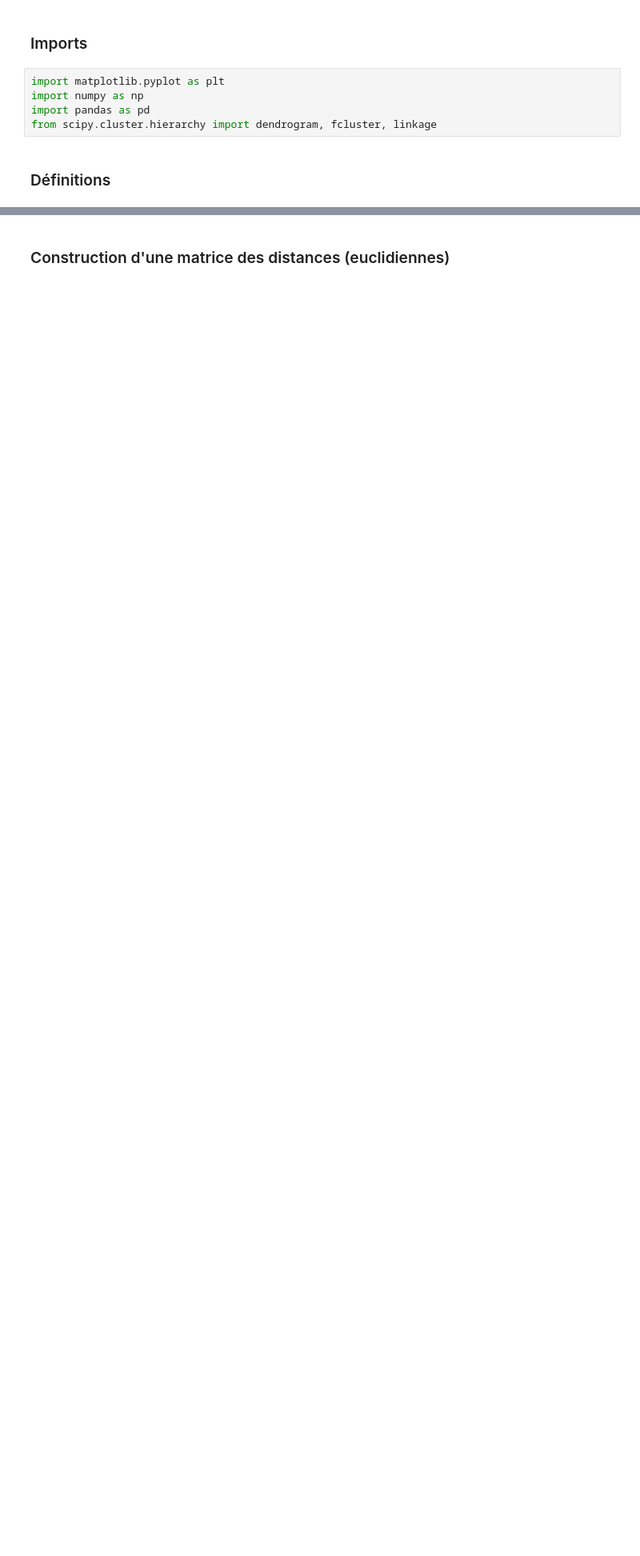
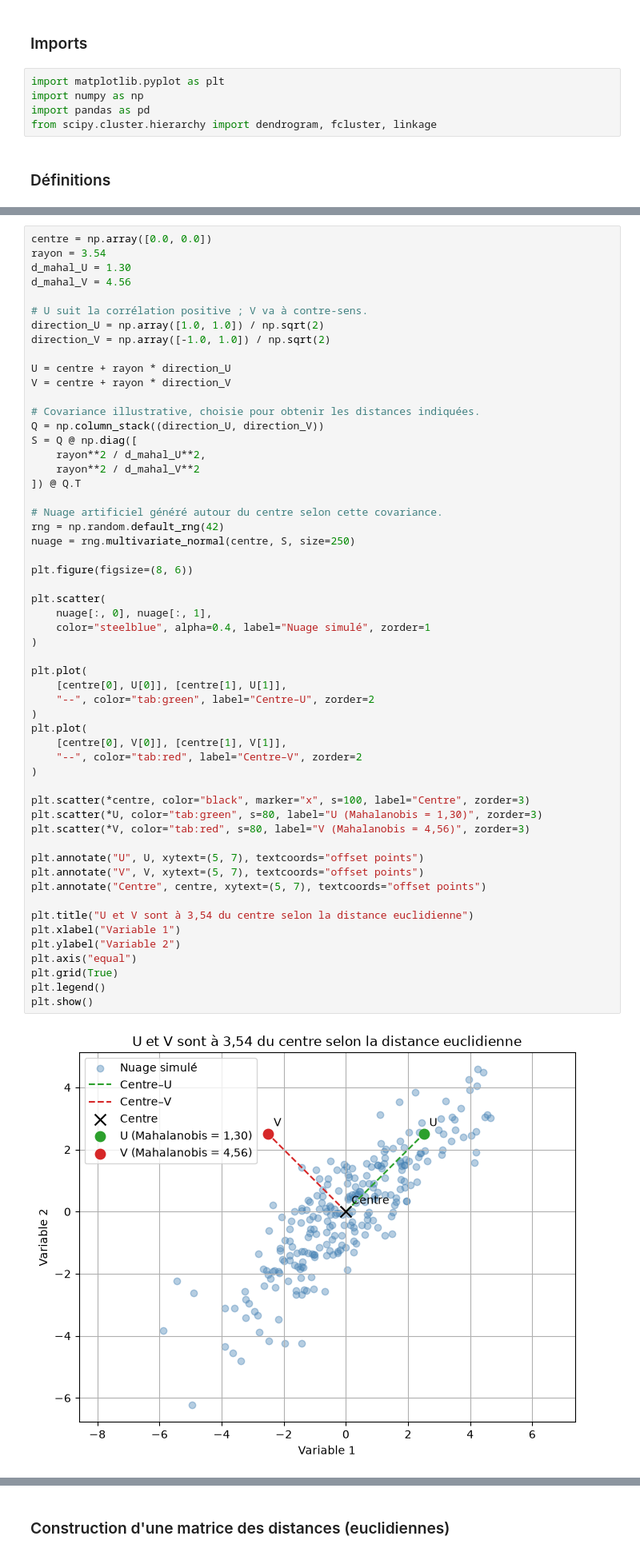
Before and after one commit to Esteranodin/G404-Data_AMD, a Jupyter notebook: CAH_K-means/CAH.ipynb, the cells around one changed output, grey strips where cells are left out. Shown at 80% size. Saved outputs shown, nothing was run; the diff lists cells and outputs as text; blank space fills up the shorter version.

```diff
--- a/CAH_K-means/CAH.ipynb
+++ b/CAH_K-means/CAH.ipynb
@@ -27,0 +128,57 @@ Cette classification est dite non-supervisée car tout repose sur une mesure de
+# %%
+centre = np.array([0.0, 0.0])
+rayon = 3.54
+d_mahal_U = 1.30
+d_mahal_V = 4.56
+
+# U suit la corrélation positive ; V va à contre-sens.
+direction_U = np.array([1.0, 1.0]) / np.sqrt(2)
+direction_V = np.array([-1.0, 1.0]) / np.sqrt(2)
+
+U = centre + rayon * direction_U
+V = centre + rayon * direction_V
+
+# Covariance illustrative, choisie pour obtenir les distances indiquées.
+Q = np.column_stack((direction_U, direction_V))
+S = Q @ np.diag([
+    rayon**2 / d_mahal_U**2,
+    rayon**2 / d_mahal_V**2
+]) @ Q.T
+
+# Nuage artificiel généré autour du centre selon cette covariance.
+rng = np.random.default_rng(42)
+nuage = rng.multivariate_normal(centre, S, size=250)
+
+plt.figure(figsize=(8, 6))
+
+plt.scatter(
+    nuage[:, 0], nuage[:, 1],
+    color="steelblue", alpha=0.4, label="Nuage simulé", zorder=1
+)
+
+plt.plot(
+    [centre[0], U[0]], [centre[1], U[1]],
+    "--", color="tab:green", label="Centre–U", zorder=2
+)
+plt.plot(
+    [centre[0], V[0]], [centre[1], V[1]],
+    "--", color="tab:red", label="Centre–V", zorder=2
+)
+
+plt.scatter(*centre, color="black", marker="x", s=100, label="Centre", zorder=3)
+plt.scatter(*U, color="tab:green", s=80, label="U (Mahalanobis = 1,30)", zorder=3)
+plt.scatter(*V, color="tab:red", s=80, label="V (Mahalanobis = 4,56)", zorder=3)
+
+plt.annotate("U", U, xytext=(5, 7), textcoords="offset points")
+plt.annotate("V", V, xytext=(5, 7), textcoords="offset points")
+plt.annotate("Centre", centre, xytext=(5, 7), textcoords="offset points")
+
+plt.title("U et V sont à 3,54 du centre selon la distance euclidienne")
+plt.xlabel("Variable 1")
+plt.ylabel("Variable 2")
+plt.axis("equal")
+plt.grid(True)
+plt.legend()
+plt.show()
+# %% [output]
+[figure, added]
```
Also changed, not shown: parts of 44 cells of this notebook, 3 other files.
